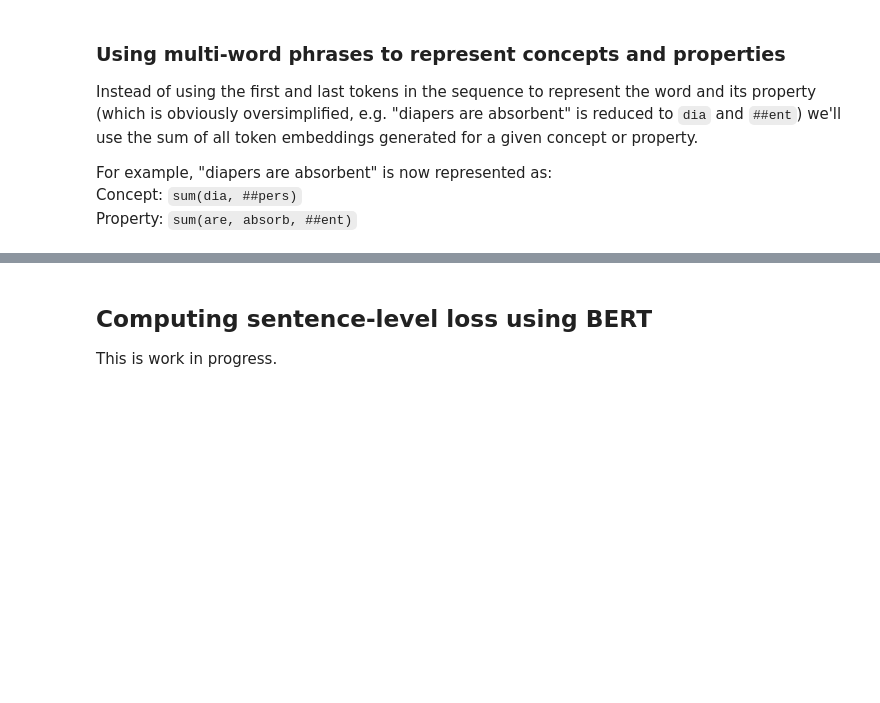
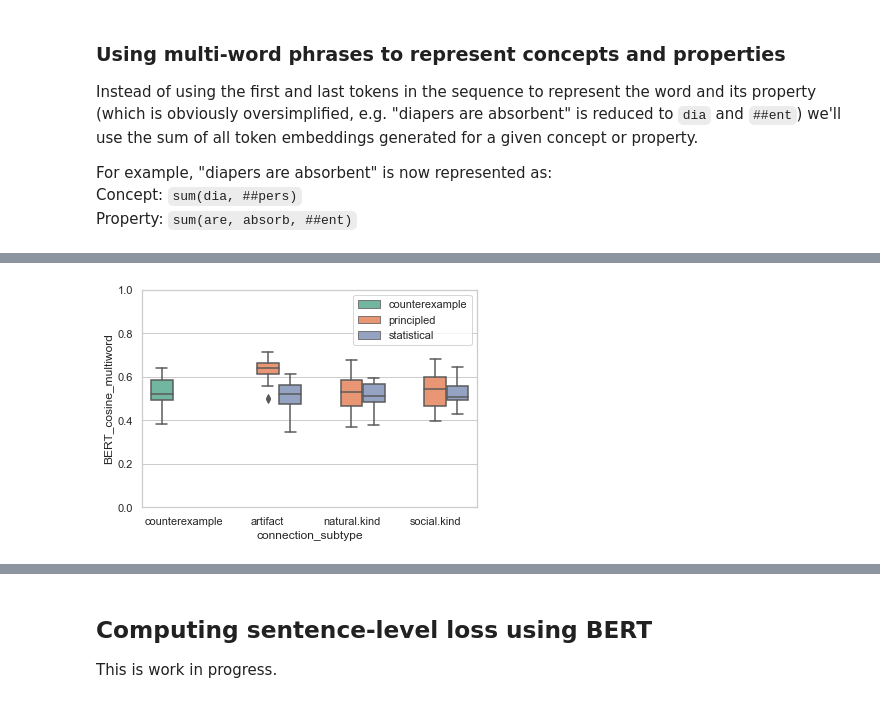
Before and after one commit to jvparidon/principled-versus-statistical, a Jupyter notebook: et_tu_BERTe.ipynb, the cells around one changed output, grey strips where cells are left out. Saved outputs shown, nothing was run; the diff lists cells and outputs as text; code cells hidden in the pictures; blank space fills up the shorter version.

```diff
--- a/et_tu_BERTe.ipynb
+++ b/et_tu_BERTe.ipynb
@@ -167,0 +251,3 @@ Property: `sum(are, absorb, ##ent)`
+# %%
+df_idx_2006 = pd.read_csv('data/prasada_2006_annotated.tsv', sep='\t')
+display(df_idx_2006.head())
@@ -168,12 +261,13 @@ Property: `sum(are, absorb, ##ent)`
 # %%
 def cos_tensor_multiword(tensor, df, idx):
-    slice1 = slice(int(df.loc[idx, 'word1_start']), int(df.loc[idx, 'word1_end']) + 1, None)
+    slice1 = slice(int(df.loc[idx, 'concept_start']), int(df.loc[idx, 'concept_end']) + 1, None)
     word1 = torch.sum(tensor[idx, slice1, -4:], dim=(0, 1))
-    slice2 = slice(int(df.loc[idx, 'word2_start']), int(df.loc[idx, 'word2_end']) + 1, None)
+    slice2 = slice(int(df.loc[idx, 'property_start']), int(df.loc[idx, 'property_end']) + 1, None)
     word2 = torch.sum(tensor[idx, slice2, -4:], dim=(0, 1))
     return cos(word1, word2)
 # %%
-for i, sentence in enumerate(tokenized[0:10]):
-    sim = cos_tensor_multiword(token_embeddings, df, i)
-    print(f'{sim:.2f}: {sentence}')
+sims = []
+for i, sentence in enumerate(tokenized_2006):
+    sims.append(cos_tensor_multiword(token_embeddings_2006, df_idx_2006, i))
+    print(f'{sims[-1]:.2f}: {sentence}')
 # %% [output]
@@ -189,0 +291,3 @@ for i, sentence in enumerate(tokenized[0:10]):
+# %%
+df_2006['BERT_cosine_multiword'] = sims
+display(df_2006.head())
@@ -189,0 +301,12 @@ for i, sentence in enumerate(tokenized[0:10]):
+# %%
+#ax = sns.violinplot(data=df_2006,
+#               hue='connection_type', x='connection_subtype',
+#               y='BERT_cosine_multiword', inner='quartile', cut=0)
+ax = sns.boxplot(data=df_2006,
+               hue='connection_type', x='connection_subtype',
+               y='BERT_cosine_multiword', dodge=True)
+ax.set(ylim=[0, 1]);
+ax.legend(loc=1);
+plt.savefig('figures/prasada_2006_by_kind.png', dpi=300)
+# %% [output]
+[figure, added]
```
Also changed, not shown: parts of 43 cells of this notebook, 10 other files.
